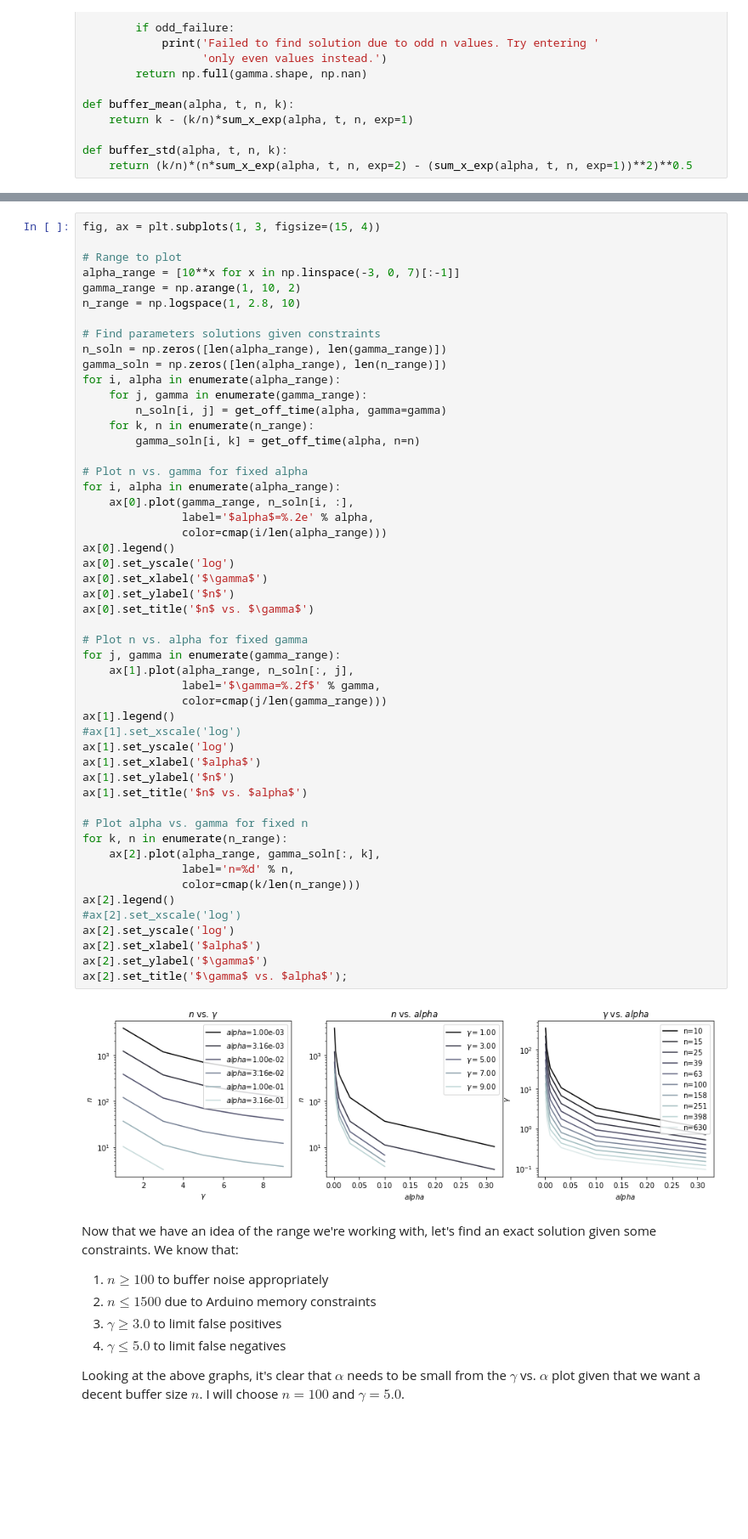
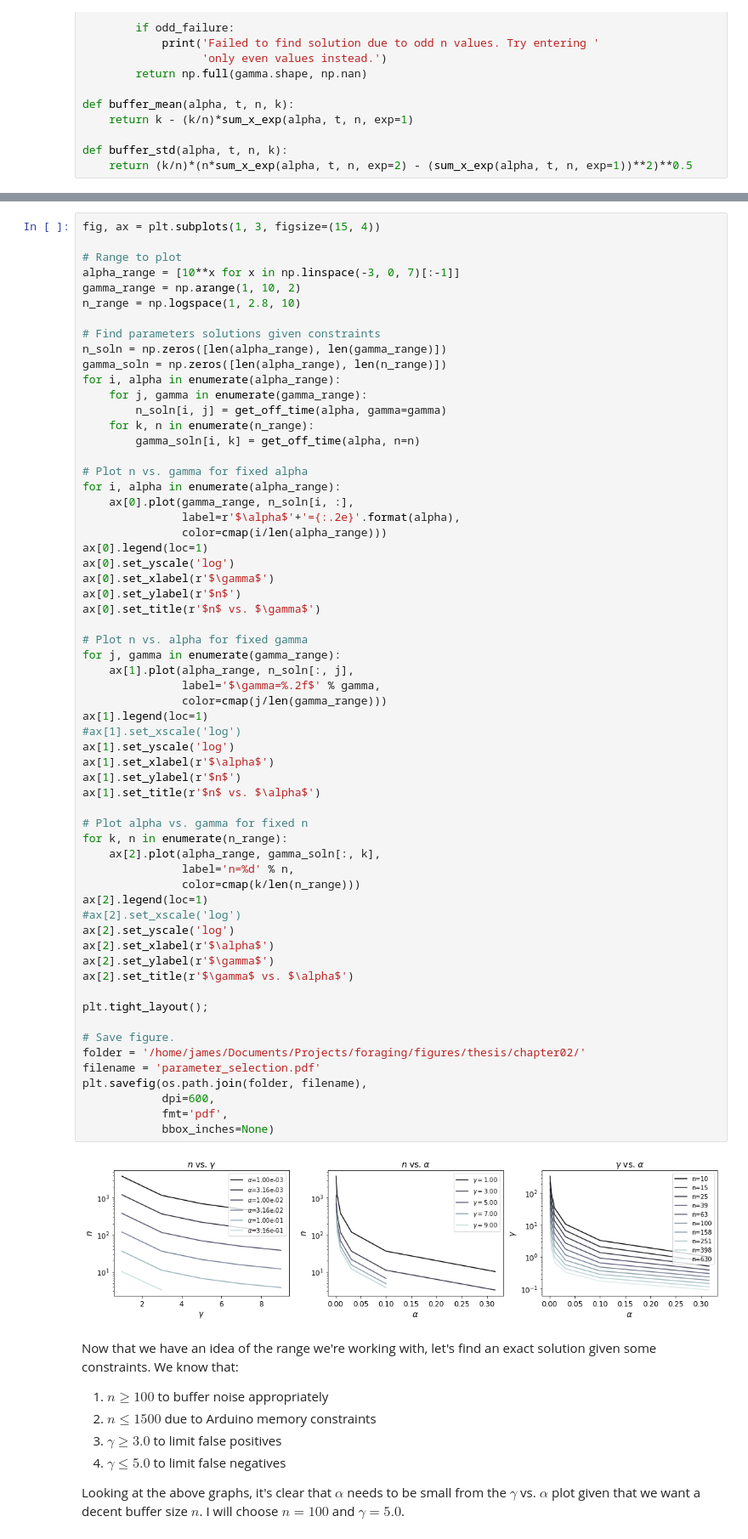
Before and after one commit to kemerelab/cap-sensor, a Jupyter notebook: testing/python/filters.ipynb, the cells around one changed output, grey strips where cells are left out. Shown at 85% size. Saved outputs shown, nothing was run; the diff lists cells and outputs as text; blank space fills up the shorter version.

```diff
--- a/testing/python/filters.ipynb
+++ b/testing/python/filters.ipynb
@@ -540,47 +631,57 @@ n_range = np.logspace(1, 2.8, 10)
 n_soln = np.zeros([len(alpha_range), len(gamma_range)])
 gamma_soln = np.zeros([len(alpha_range), len(n_range)])
 for i, alpha in enumerate(alpha_range):
     for j, gamma in enumerate(gamma_range):
         n_soln[i, j] = get_off_time(alpha, gamma=gamma)
     for k, n in enumerate(n_range):
         gamma_soln[i, k] = get_off_time(alpha, n=n)
 
 # Plot n vs. gamma for fixed alpha
 for i, alpha in enumerate(alpha_range):
     ax[0].plot(gamma_range, n_soln[i, :],
-               label='$alpha$=%.2e' % alpha,
+               label=r'$\alpha$'+'={:.2e}'.format(alpha),
                color=cmap(i/len(alpha_range)))
-ax[0].legend()
+ax[0].legend(loc=1)
 ax[0].set_yscale('log')
-ax[0].set_xlabel('$\gamma$')
-ax[0].set_ylabel('$n$')
-ax[0].set_title('$n$ vs. $\gamma$')
+ax[0].set_xlabel(r'$\gamma$')
+ax[0].set_ylabel(r'$n$')
+ax[0].set_title(r'$n$ vs. $\gamma$')
 
 # Plot n vs. alpha for fixed gamma
 for j, gamma in enumerate(gamma_range):
     ax[1].plot(alpha_range, n_soln[:, j],
                label='$\gamma=%.2f$' % gamma,
                color=cmap(j/len(gamma_range)))
-ax[1].legend()
+ax[1].legend(loc=1)
 #ax[1].set_xscale('log')
 ax[1].set_yscale('log')
-ax[1].set_xlabel('$alpha$')
-ax[1].set_ylabel('$n$')
-ax[1].set_title('$n$ vs. $alpha$')
+ax[1].set_xlabel(r'$\alpha$')
+ax[1].set_ylabel(r'$n$')
+ax[1].set_title(r'$n$ vs. $\alpha$')
 
 # Plot alpha vs. gamma for fixed n
 for k, n in enumerate(n_range):
     ax[2].plot(alpha_range, gamma_soln[:, k],
                label='n=%d' % n,
                color=cmap(k/len(n_range)))
-ax[2].legend()
+ax[2].legend(loc=1)
 #ax[2].set_xscale('log')
 ax[2].set_yscale('log')
-ax[2].set_xlabel('$alpha$')
-ax[2].set_ylabel('$\gamma$')
-ax[2].set_title('$\gamma$ vs. $alpha$');
+ax[2].set_xlabel(r'$\alpha$')
+ax[2].set_ylabel(r'$\gamma$')
+ax[2].set_title(r'$\gamma$ vs. $\alpha$')
+
+plt.tight_layout();
+
+# Save figure.
+folder = '/home/james/Documents/Projects/foraging/figures/thesis/chapter02/'
+filename = 'parameter_selection.pdf'
+plt.savefig(os.path.join(folder, filename),
+            dpi=600,
+            fmt='pdf',
+            bbox_inches=None)
 # %% [output]
-[figure, old version]
+[figure, new version]
 # %% [markdown]
 Now that we have an idea of the range we're working with, let's find an exact solution given some constraints. We know that:
 
```
Also changed, not shown: parts of 16 cells of this notebook.
